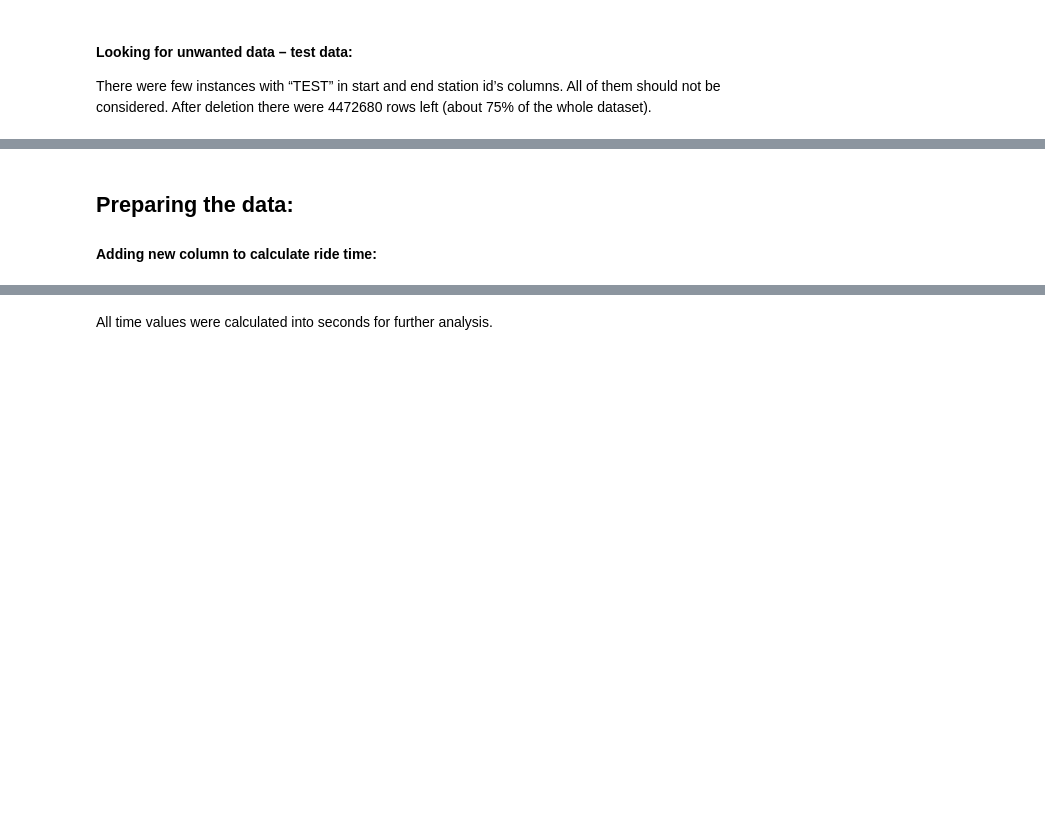
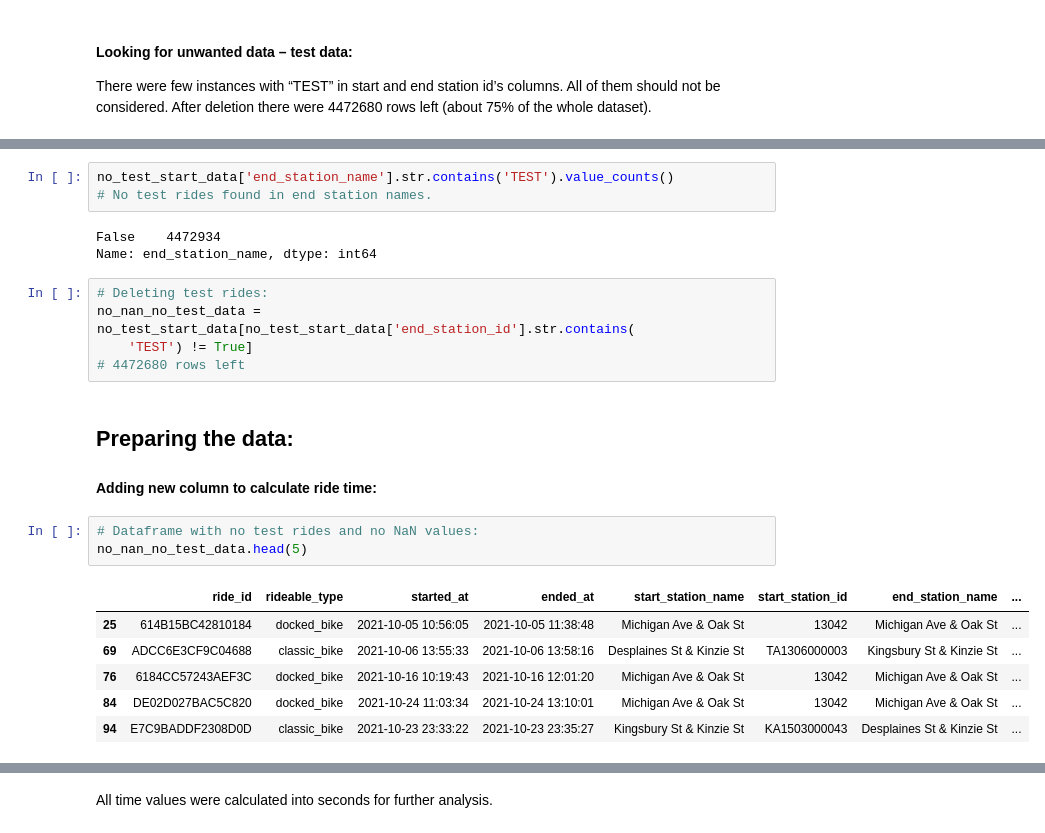
Before and after one commit to lucjankonopka/cyclistic_case_study, a Jupyter notebook: Data_cleaning_process.ipynb, the cells around one changed output, grey strips where cells are left out. Drawn from its saved outputs; the diff is of its cells as text; blank space fills up the shorter version.

```diff
--- a/Data_cleaning_process.ipynb
+++ b/Data_cleaning_process.ipynb
@@ -218,4 +293,25 @@ no_nan_no_test_data = no_test_start_data[no_test_start_data['end_station_id'].st
+# %%
+no_test_start_data['end_station_name'].str.contains('TEST').value_counts()
+# No test rides found in end station names.
+# %% [output]
+False    4472934
+Name: end_station_name, dtype: int64
+# %%
+# Deleting test rides:
+no_nan_no_test_data = no_test_start_data[no_test_start_data['end_station_id'].str.contains(
+    'TEST') != True]
+# 4472680 rows left
 # %% [markdown]
 ## Preparing the data:
 #### Adding new column to calculate ride time:
+# %%
+# Dataframe with no test rides and no NaN values:
+no_nan_no_test_data.head(5)
+# %% [output]
+|  | ride_id | rideable_type | started_at | ended_at | start_station_name | start_station_id | end_station_name | ... |
+| 25 | 614B15BC42810184 | docked_bike | 2021-10-05 10:56:05 | 2021-10-05 11:38:48 | Michigan Ave & Oak St | 13042 | Michigan Ave & Oak St | ... |
+| 69 | ADCC6E3CF9C04688 | classic_bike | 2021-10-06 13:55:33 | 2021-10-06 13:58:16 | Desplaines St & Kinzie St | TA1306000003 | Kingsbury St & Kinzie St | ... |
+| 76 | 6184CC57243AEF3C | docked_bike | 2021-10-16 10:19:43 | 2021-10-16 12:01:20 | Michigan Ave & Oak St | 13042 | Michigan Ave & Oak St | ... |
+| 84 | DE02D027BAC5C820 | docked_bike | 2021-10-24 11:03:34 | 2021-10-24 13:10:01 | Michigan Ave & Oak St | 13042 | Michigan Ave & Oak St | ... |
+| 94 | E7C9BADDF2308D0D | classic_bike | 2021-10-23 23:33:22 | 2021-10-23 23:35:27 | Kingsbury St & Kinzie St | KA1503000043 | Desplaines St & Kinzie St | ... |
 # %%
```
Also changed, not shown: parts of 34 cells of this notebook.
